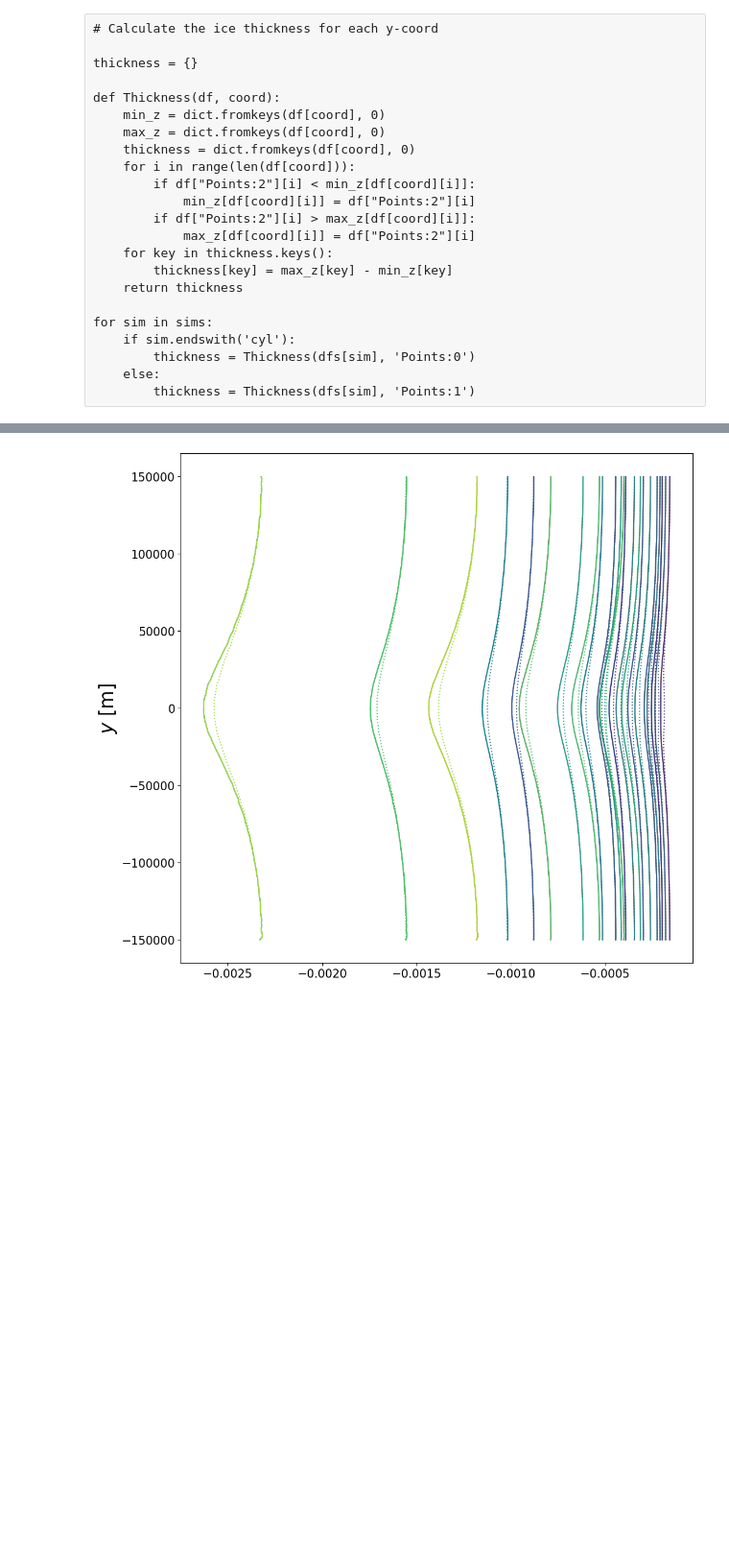
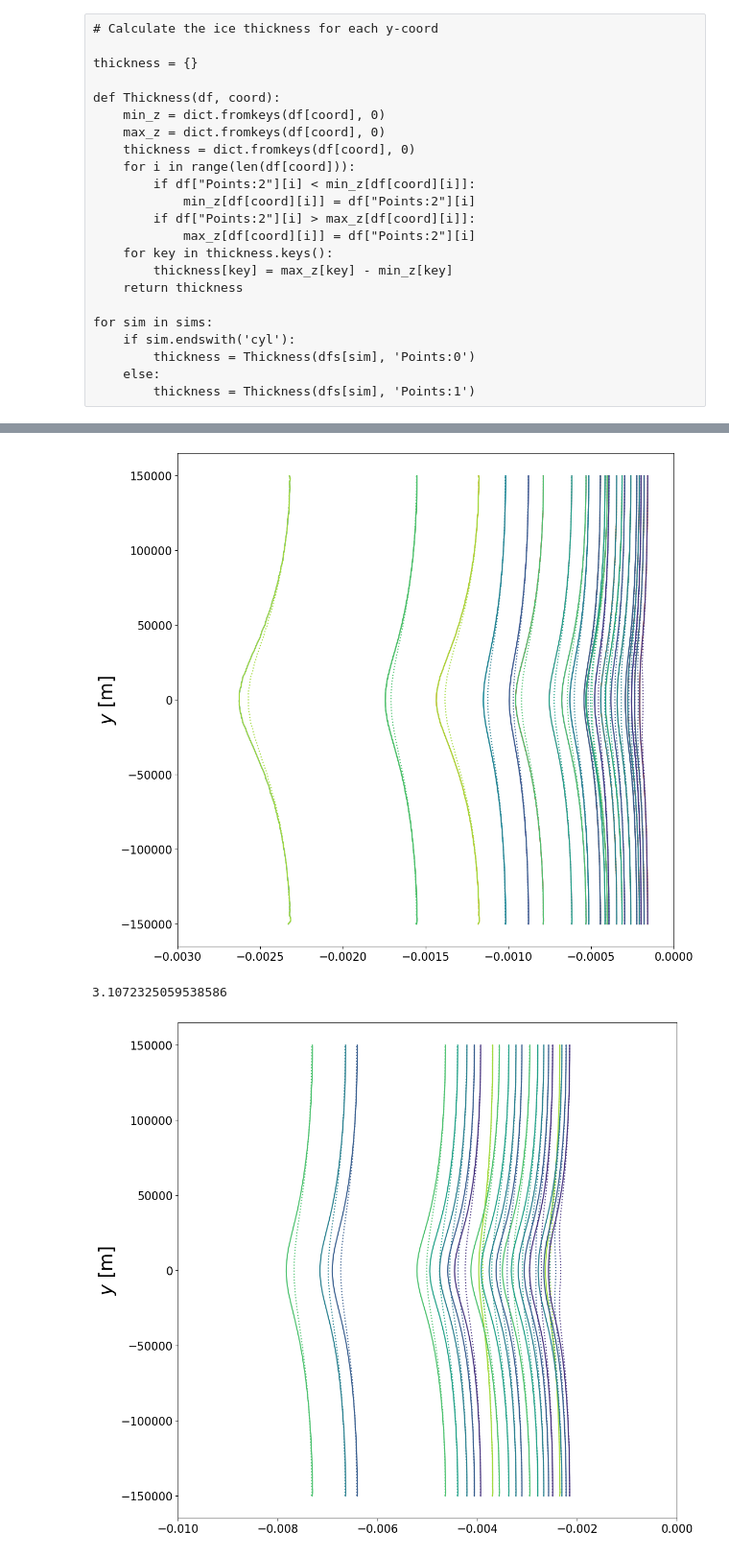
Before and after one commit to henryclara/ButtressingProject, a Jupyter notebook: Code/StressCalculationsWiderDomain.ipynb, the cells around one changed output, grey strips where cells are left out. Shown at 96% size. Drawn from its saved outputs; the diff is of its cells as text; code cells hidden in the pictures; blank space fills up the shorter version.

```diff
--- a/Code/StressCalculationsWiderDomain.ipynb
+++ b/Code/StressCalculationsWiderDomain.ipynb
@@ -315,7 +343,39 @@ for sim in sims:
         ax.plot(lst1, list(stress1[sim].keys()), label=sim)
         ax.plot(lst1, list(stress1[sim].keys()), label=sim, color=colors[int(int(sim[4:6])/5)-1])
         ax.plot(lst2, list(hydp[sim].keys()), label=sim, linestyle='dotted', color=colors[int(int(sim[4:6])/5)-1])
+ax.set_xlim([-0.003, 0])
 ax.set_ylabel(r'$y$ [m]', size=25)
 ax.tick_params(axis='both', which='major', labelsize=15)
 # %% [output]
-[figure, old version]
+[figure, new version]
+# %%
+# Plot Ian's scaling approximation
+
+fig, ax = plt.subplots(1, 1, figsize=(12, 12))
+
+for sim in sims:
+    if sim[-3:] == 'int':
+        pass
+    elif sim[-3:] == 'cyl':
+        pass
+    elif sim[4:6] == '50':
+        lst1 = list(stress1_div_thickness[sim].values())
+        lst1 = [2 * x / ((float(int(sim[4:6])) ** (1/3)) * float(int(sim[-4:]))**(1 - (1/3))) for x in lst1]
+        lst2 = list(hydp_div_thickness[sim].values())
+        lst2 = [2 * x / ((float(int(sim[4:6])) ** (1/3)) * float(int(sim[-4:]))**(1 - (1/3))) for x in lst2]
+        ax.plot(lst1, list(stress1[sim].keys()), label=sim, color=colors[0])
+        ax.plot(lst2, list(hydp[sim].keys()), label=sim, linestyle='dotted', color=colors[0])
+    else:
+        lst1 = list(stress1_div_thickness[sim].values())
+        lst1 = [2 * x / ((float(int(sim[4:6])) ** (1/3)) * float(int(sim[-4:]))**(1 - (1/3))) for x in lst1]
+        lst2 = list(hydp_div_thickness[sim].values())
+        lst2 = [2 * x / ((float(int(sim[4:6])) ** (1/3)) * float(int(sim[-4:]))**(1 - (1/3))) for x in lst2]
+        ax.plot(lst1, list(stress1[sim].keys()), label=sim, color=colors[int(int(sim[4:6])/5)-1])
+        ax.plot(lst2, list(hydp[sim].keys()), label=sim, linestyle='dotted', color=colors[int(int(sim[4:6])/5)-1])
+ax.set_xlim([-0.01, 0])
+ax.set_ylabel(r'$y$ [m]', size=25)
+ax.tick_params(axis='both', which='major', labelsize=15)
+(float(int(sim[4:6])) ** (1/3))
+# %% [output]
+3.1072325059538586
+[figure, added]
```
Also changed, not shown: parts of 8 cells of this notebook.
